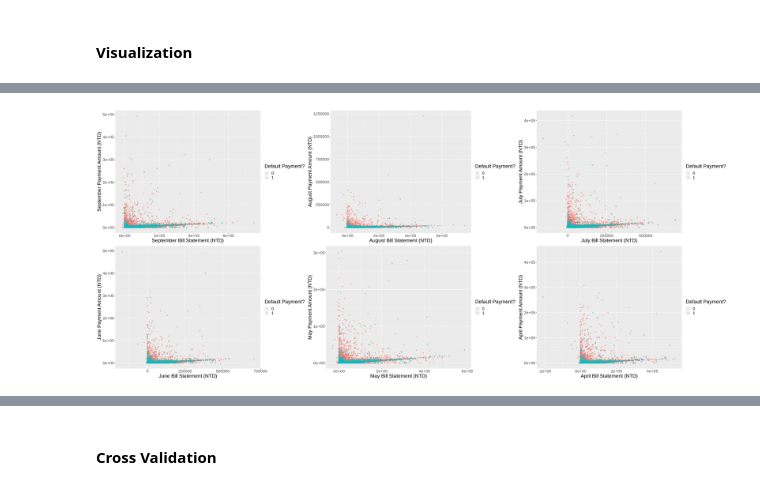
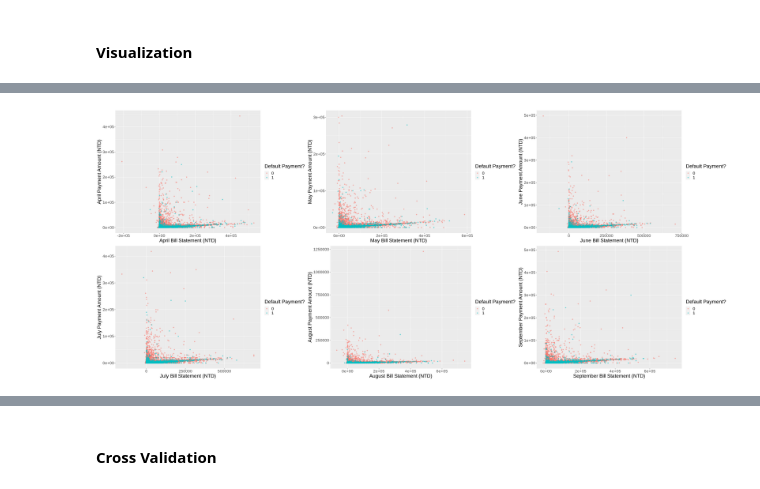
Before and after one commit to steph-feng/DSCI-100-Group-85, a Jupyter notebook: Jessie_Visual_Code.ipynb, the cells around one changed output, grey strips where cells are left out. Drawn from its saved outputs; the diff is of its cells as text; code cells hidden in the pictures.

```diff
--- a/Jessie_Visual_Code.ipynb
+++ b/Jessie_Visual_Code.ipynb
@@ -209,59 +216,60 @@ To illustrate the distribution of Default and Non Default Credit, we created sev
 # %%
-#VISUALIZATION
-
 options(repr.plot.width = 35, repr.plot.height = 15)
 
+#VISUALIZING ONE MONTH'S BILL STATEMENT AMOUNT AND PAYMENT AMOUNT
+
 sept_bill_vs_payment <- credit_train |>
-ggplot(aes(x = BILL_SEPT, y = PAY_SEPT, color = DEFAULT)) +
-geom_point(alpha = 0.5) +
-labs(x = "September Bill Statement (NTD)",
-     y = "September Payment Amount (NTD)",
-     color = "Default Payment?") +
-theme(text = element_text(size = 20))
+                        ggplot(aes(x = BILL_SEPT, y = PAY_SEPT, color = DEFAULT)) +
+                        geom_point(alpha = 0.5) +
+                        labs(x = "September Bill Statement (NTD)",
+                             y = "September Payment Amount (NTD)",
+                             color = "Default Payment?") +
+                        theme(text = element_text(size = 20))
 
 aug_bill_vs_payment <- credit_train |>
-ggplot(aes(x = BILL_AUG, y = PAY_AUG, color = DEFAULT)) +
-geom_point(alpha = 0.5) +
-labs(x = "August Bill Statement (NTD)",
-     y = "August Payment Amount (NTD)",
-     color = "Default Payment?") +
-theme(text = element_text(size = 20))
+                       ggplot(aes(x = BILL_AUG, y = PAY_AUG, color = DEFAULT)) +
+                       geom_point(alpha = 0.5) +
+                       labs(x = "August Bill Statement (NTD)",
+                            y = "August Payment Amount (NTD)",
+                            color = "Default Payment?") +
+                       theme(text = element_text(size = 20))
 
 jul_bill_vs_payment <- credit_train |>
-ggplot(aes(x = BILL_JUL, y = PAY_JUL, color = DEFAULT)) +
-geom_point(alpha = 0.5) +
-labs(x = "July Bill Statement (NTD)",
-     y = "July Payment Amount (NTD)",
-     color = "Default Payment?") +
-theme(text = element_text(size = 20))
+                       ggplot(aes(x = BILL_JUL, y = PAY_JUL, color = DEFAULT)) +
+                       geom_point(alpha = 0.5) +
+                       labs(x = "July Bill Statement (NTD)",
+                            y = "July Payment Amount (NTD)",
+                            color = "Default Payment?") +
+                       theme(text = element_text(size = 20))
 
 jun_bill_vs_payment <- credit_train |>
-ggplot(aes(x = BILL_JUN, y = PAY_JUN, color = DEFAULT)) +
-geom_point(alpha = 0.5) +
-labs(x = "June Bill Statement (NTD)",
-     y = "June Payment Amount (NTD)",
-     color = "Default Payment?") +
-theme(text = element_text(size = 20))
+                       ggplot(aes(x = BILL_JUN, y = PAY_JUN, color = DEFAULT)) +
+                       geom_point(alpha = 0.5) +
+                       labs(x = "June Bill Statement (NTD)",
+                            y = "June Payment Amount (NTD)",
+                            color = "Default Payment?") +
+                       theme(text = element_text(size = 20))
 
 may_bill_vs_payment <- credit_train |>
-ggplot(aes(x = BILL_MAY, y = PAY_MAY, color = DEFAULT)) +
-geom_point(alpha = 0.5) +
-labs(x = "May Bill Statement (NTD)",
-     y = "May Payment Amount (NTD)",
-     color = "Default Payment?") +
-theme(text = element_text(size = 20))
+                       ggplot(aes(x = BILL_MAY, y = PAY_MAY, color = DEFAULT)) +
+                       geom_point(alpha = 0.5) +
+                       labs(x = "May Bill Statement (NTD)",
+                            y = "May Payment Amount (NTD)",
+                            color = "Default Payment?") +
+                       theme(text = element_text(size = 20))
 
 apr_bill_vs_payment <- credit_train |>
-ggplot(aes(x = BILL_APR, y = PAY_APR, color = DEFAULT)) +
-geom_point(alpha = 0.5) +
-labs(x = "April Bill Statement (NTD)",
-     y = "April Payment Amount (NTD)",
-     color = "Default Payment?") +
-theme(text = element_text(size = 20))
+                       ggplot(aes(x = BILL_APR, y = PAY_APR, color = DEFAULT)) +
+                       geom_point(alpha = 0.5) +
+                       labs(x = "April Bill Statement (NTD)",
+                            y = "April Payment Amount (NTD)",
+                            color = "Default Payment?") +
+                       theme(text = element_text(size = 20))
 
-plot_grid(sept_bill_vs_payment, aug_bill_vs_payment,
-          jul_bill_vs_payment, jun_bill_vs_payment,
-          may_bill_vs_payment, apr_bill_vs_payment,
+#COMPARING ALL SIX MONTHS BESIDE ONE ANOTHER
+plot_grid(apr_bill_vs_payment, may_bill_vs_payment,
+          jun_bill_vs_payment, jul_bill_vs_payment,
+          aug_bill_vs_payment, sept_bill_vs_payment,
           label_size = 12)
 # %% [output]
-[figure, old version]
+[figure, new version]
```
Also changed, not shown: parts of 36 cells of this notebook.
